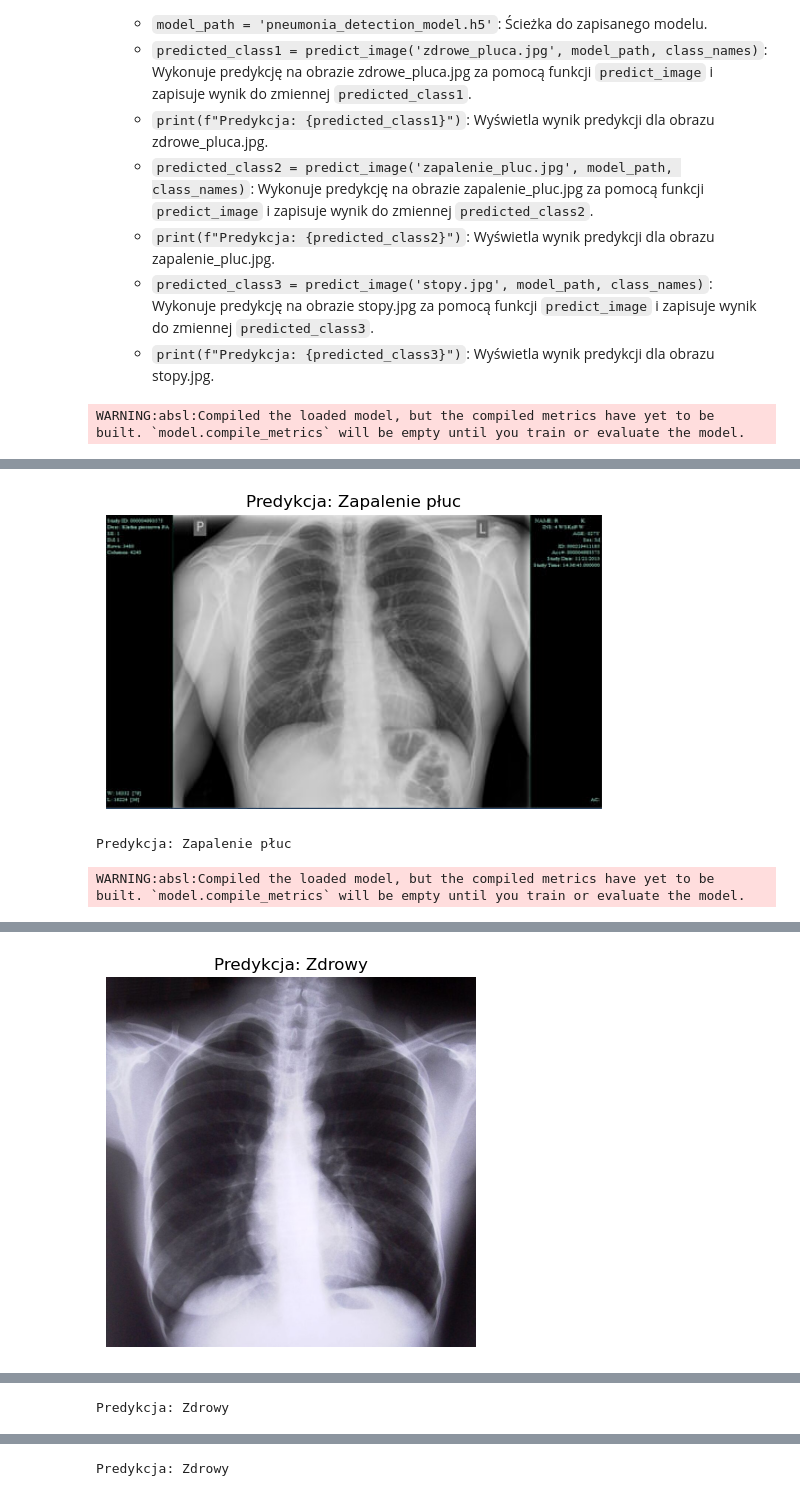
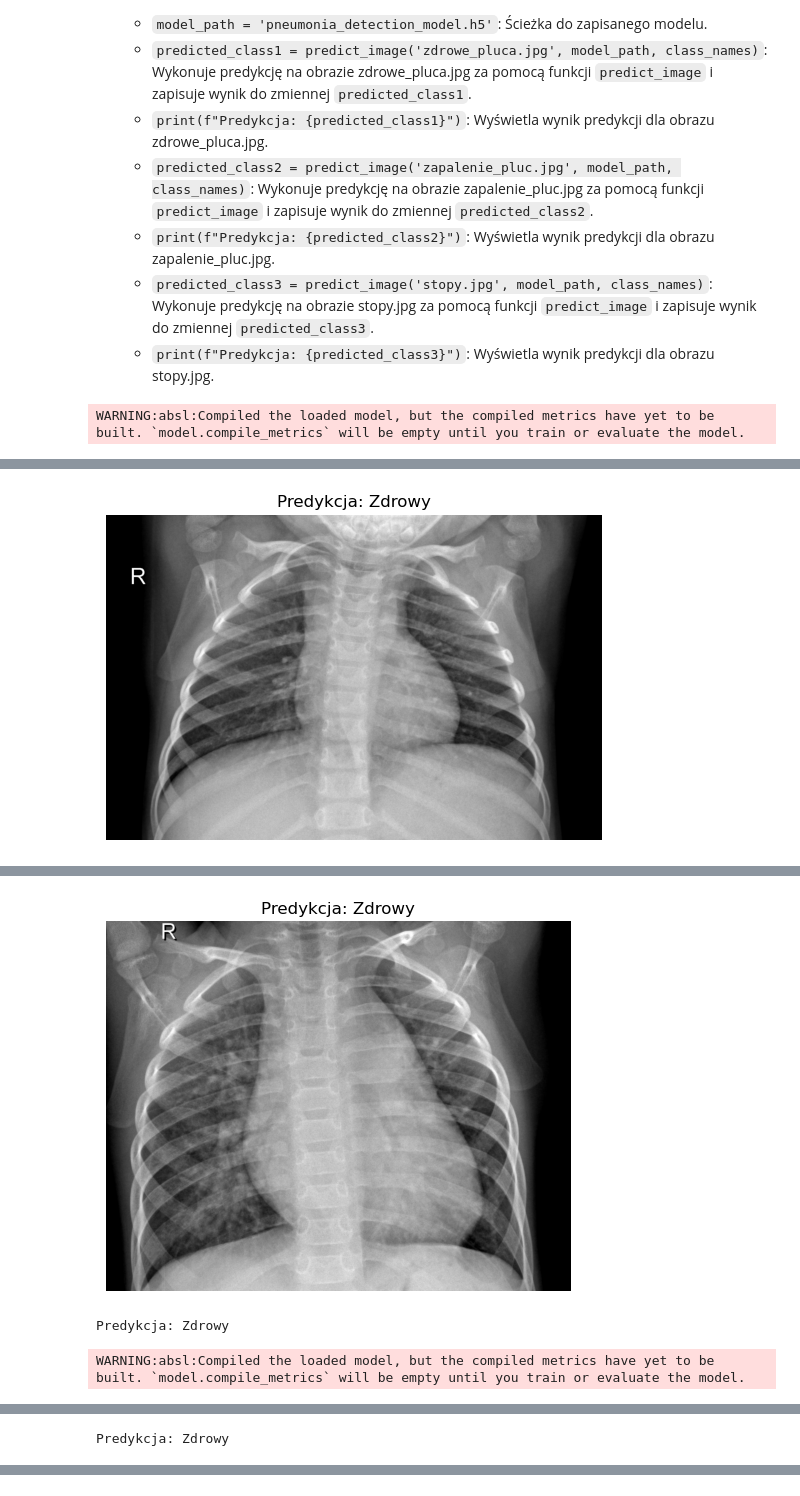
Before and after one commit to LiCHUTKO/pneumonia-detection-ai, a Jupyter notebook: notebook.ipynb, the cells around one changed output, grey strips where cells are left out. Saved outputs shown, nothing was run; the diff lists cells and outputs as text; code cells hidden in the pictures.

```diff
--- a/notebook.ipynb
+++ b/notebook.ipynb
@@ -677,13 +677,13 @@ class_names = ['Zdrowy', 'Zapalenie płuc']
 model_path = 'pneumonia_detection_model.h5'  # Ścieżka do zapisanego modelu
 
 # Przewidywanie i wyświetlanie obrazów
-predicted_class1 = predict_image('zdrowe_pluca.jpg', model_path, class_names)
+predicted_class1 = predict_image('photos/zdrowy.jpeg', model_path, class_names)
 print(f"Predykcja: {predicted_class1}")
 
-predicted_class2 = predict_image('zapalenie_pluc.jpg', model_path, class_names)
+predicted_class2 = predict_image('photos/chory.jpeg', model_path, class_names)
 print(f"Predykcja: {predicted_class2}")
 
-predicted_class3 = predict_image('stopy.jpg', model_path, class_names)
+predicted_class3 = predict_image('photos/stopy.jpg', model_path, class_names)
 print(f"Predykcja: {predicted_class3}")
 # %% [output]
 WARNING:absl:Compiled the loaded model, but the compiled metrics have yet to be built. `model.compile_metrics` will be empty until you train or evaluate the model.
@@ -690,0 +691 @@ WARNING:tensorflow:6 out of the last 24 calls to <function TensorFlowTrainer.mak
+[figure, new version]
@@ -693,3 +695,3 @@ WARNING:tensorflow:6 out of the last 24 calls to <function TensorFlowTrainer.mak
-[figure, old version]
+[figure, new version]
-Predykcja: Zapalenie płuc
+Predykcja: Zdrowy
 WARNING:absl:Compiled the loaded model, but the compiled metrics have yet to be built. `model.compile_metrics` will be empty until you train or evaluate the model.
@@ -697 +698,0 @@ WARNING:absl:Compiled the loaded model, but the compiled metrics have yet to be
-[figure, old version]
@@ -702 +700,0 @@ WARNING:absl:Compiled the loaded model, but the compiled metrics have yet to be
-Predykcja: Zdrowy
```
Also changed, not shown: parts of 1 cell of this notebook, 1 other file.
